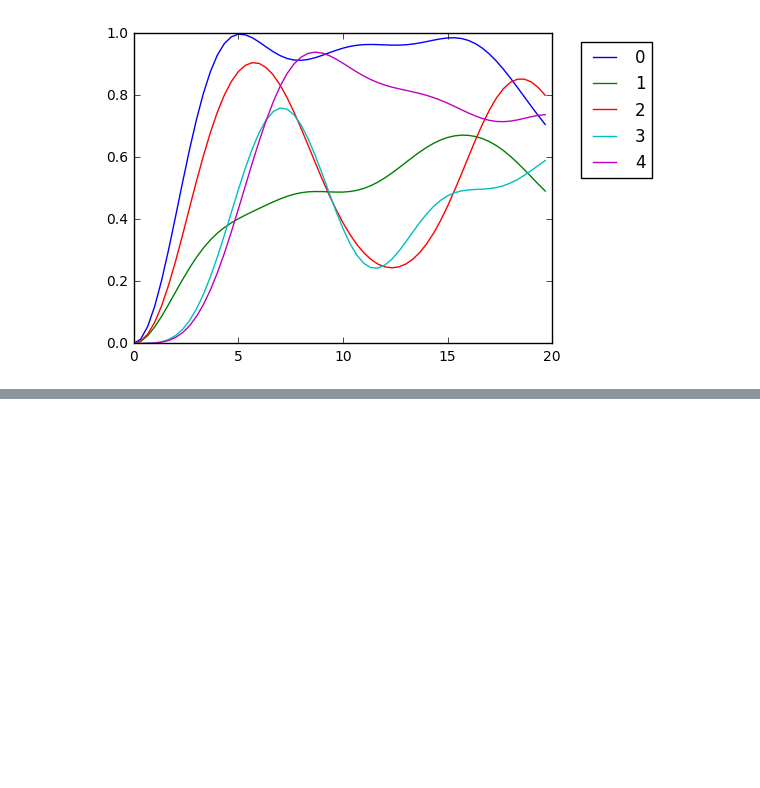
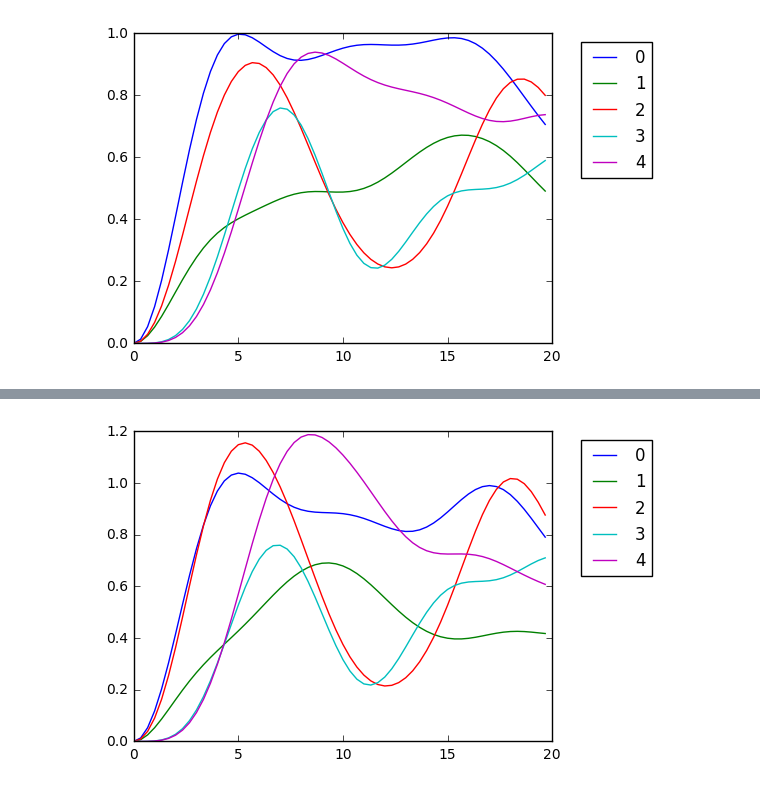
Before and after one commit to cnstahl/Asymmetric, a Jupyter notebook: python/Hamiltonian/Z OTOC.ipynb, the cells around one changed output, grey strips where cells are left out. Cells and saved outputs as stored; diff of their text form; code cells hidden in the pictures; blank space fills up the shorter version.

```diff
--- a/python/Hamiltonian/Z OTOC.ipynb
+++ b/python/Hamiltonian/Z OTOC.ipynb
@@ -91,2 +124,25 @@ IndentationError: unexpected indent (<ipython-input-9-42a3fbb19939>, line 9)
+# %%
+e = spla.expm_multiply
+end = 20; n = 3; tot = end*n
+OTOCs = np.zeros((L,tot))
+for T in range(tot):
+    t = T/n
+    vbs  = [e(1j*H*t, Z0@e(-1j*H*t, vec)) for (H, Z0, vec) in zip(Hlist, Z0list, vecs)]
+
+    for i in range(L):
+        v1s = [e(1j*H*t, Z0@e(-1j*H*t, Zi@vec)) for (H, Z0, vec, Zi) in zip(Hlist, Z0list, vecs, Zlists[i])]
+        v2s = [Zi@vb for (Zi, vb) in zip(Zlists[i], vbs)]
+        OTOCs[i, T] = 1-sum([v2.conj().T@v1 for (v1, v2) in zip(v1s, v2s)]).real
+# %%
+ax = plt.subplot(111)
+for i in range(L):
+    ax.plot(np.arange(tot)/n, OTOCs[i], label = str(i))
+box = ax.get_position()
+ax.set_position([box.x0, box.y0, box.width * 0.9, box.height])
+ax.legend(bbox_to_anchor=(1.05, 1), loc=2)
+# plt.ylim(0,1)
+plt.show()
+# %% [output]
+[figure, added]
 # %%
 list(map(np.square, [1,2,3,4]))
```
Also changed, not shown: parts of 24 cells of this notebook.
